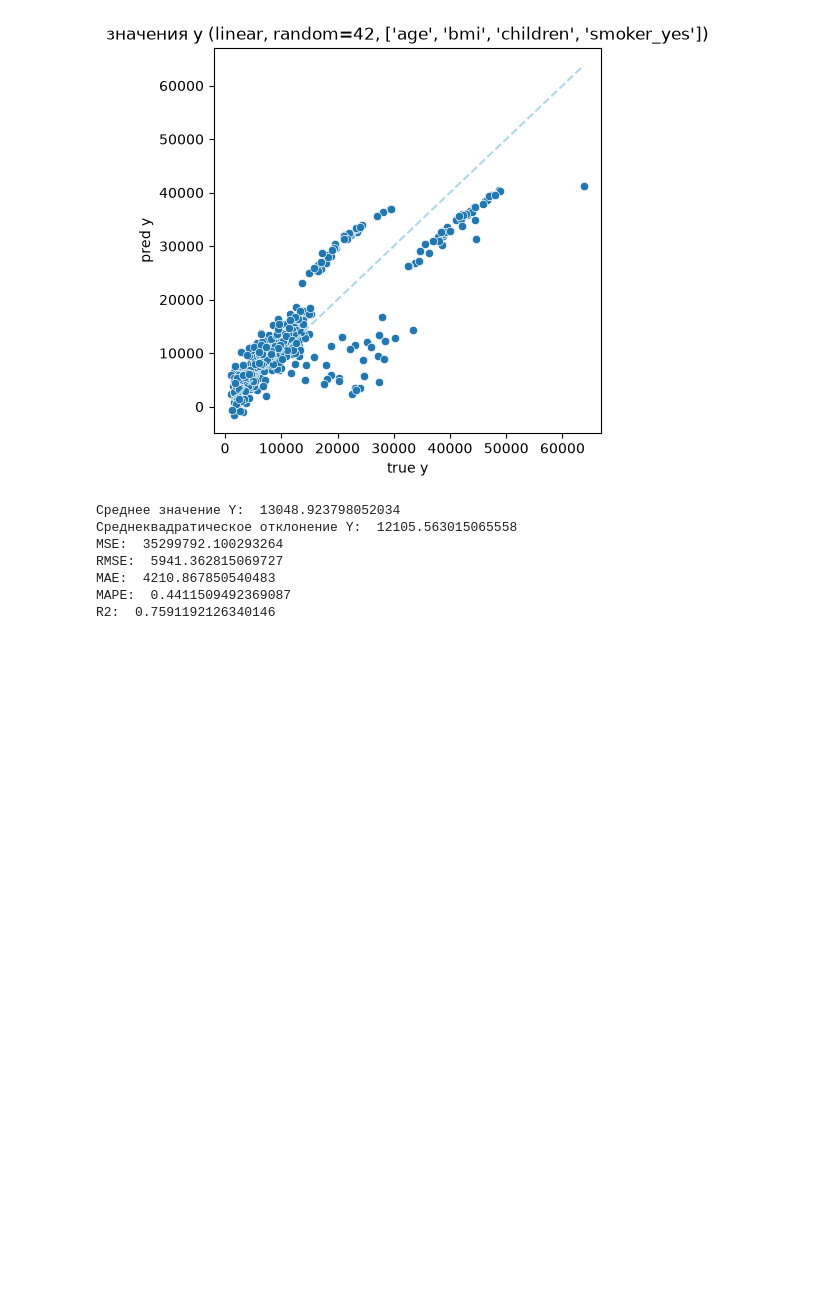
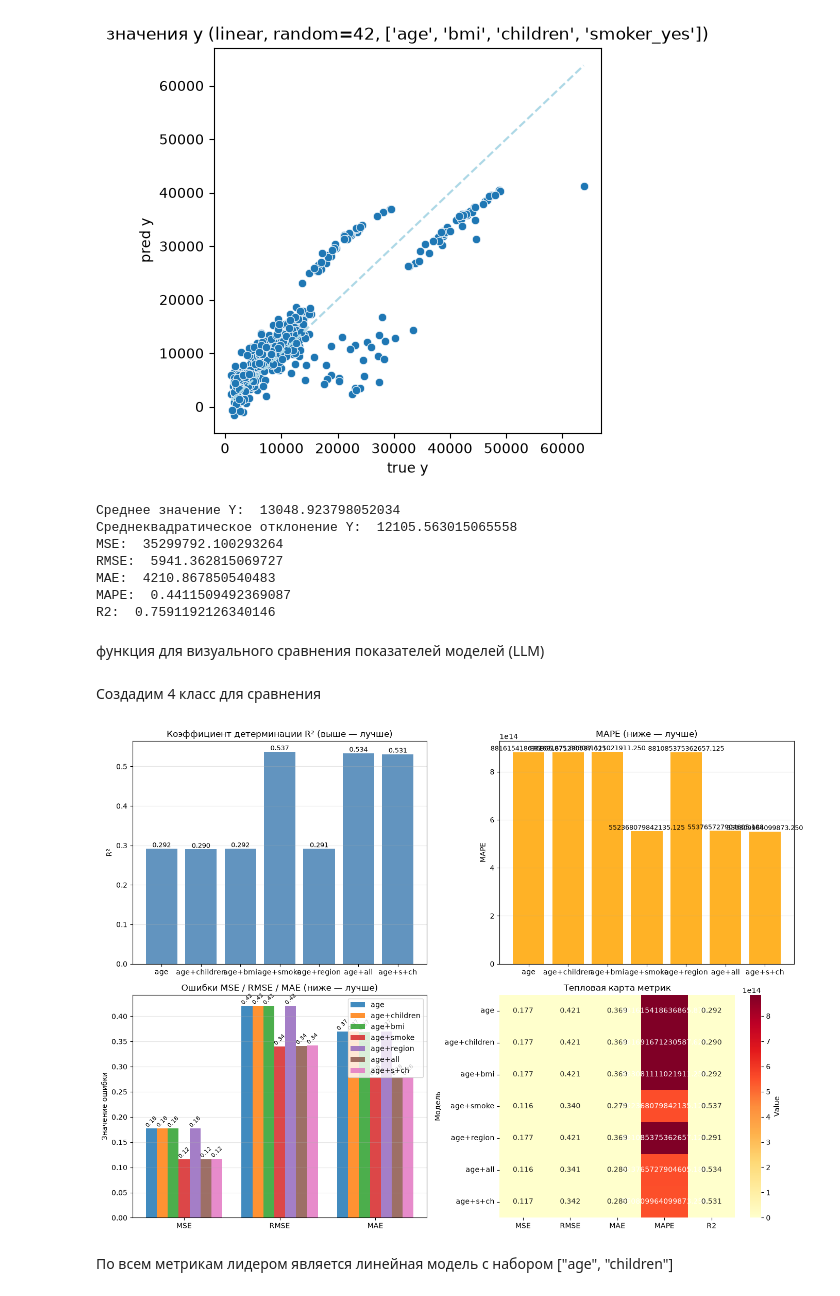
Before and after one commit to ceteravincis/dz_regressii_lin, a Jupyter notebook: dz_regressiya_0.ipynb, the cells around one changed output. Drawn from its saved outputs; the diff is of its cells as text; code cells hidden in the pictures; blank space fills up the shorter version.

Commit message:
функция сравнения

```diff
--- a/dz_regressiya_0.ipynb
+++ b/dz_regressiya_0.ipynb
@@ -141,7 +141,7 @@ R2:  0.7591192126340146
 ## Чтобы упростить задачу визуализации и сравнения создадим класс для обучения моделей с разными параметрами
 # %%
 class ML_insurance:
-    def __init__(self, df, features_col, show = True,
+    def __init__(self, df, features_col, show = False,
                  model_kind='linear', to_scale=False, random_state=42,
                  test_size=0.33, target_col='charges', proba = False):
         self.df = df
@@ -227,3 +227,5 @@ RMSE:  5941.362815069727
 MAE:  4210.867850540483
 MAPE:  0.4411509492369087
 R2:  0.7591192126340146
+# %% [markdown]
+функция для визуального сравнения показателей моделей (LLM)
@@ -229,0 +311,27 @@ R2:  0.7591192126340146
+# %% [markdown]
+Создадим 4 класс для сравнения
+# %%
+ml_age=ML_insurance(df_encoded, target_col = "target" , features_col = ["age"])
+ml_children=ML_insurance(df_encoded, target_col = "target" , features_col = ["age", "children"])
+bmi=ML_insurance(df_encoded, target_col = "target" , features_col = ["age", "bmi"])
+ml_smoke=ML_insurance(df_encoded, target_col = "target" , features_col = ["age", "smoker_yes"])
+ml_region=ML_insurance(df_encoded, target_col = "target" , features_col = ["age", "region_southeast"])
+ml_all=ML_insurance(df_encoded, target_col = "target" , features_col = ["age", "smoker_yes", 'children', 'bmi','region_southeast'])
+ml_best7=ML_insurance(df_encoded, target_col = "target" , features_col = ["age", "smoker_yes", 'children'])
+
+models = {
+    'age': ml_age,
+    'age+children': ml_children,
+    'age+bmi': bmi,
+    'age+smoke': ml_smoke,
+    'age+region': ml_region,
+    'age+all': ml_all,
+    'age+s+ch': ml_best7,
+
+}
+# %%
+compare_models(models)
+# %% [output]
+[figure, added]
+# %% [markdown]
+По всем метрикам лидером является линейная модель с набором ["age", "children"]
```
Also changed, not shown: parts of 1 cell of this notebook.
